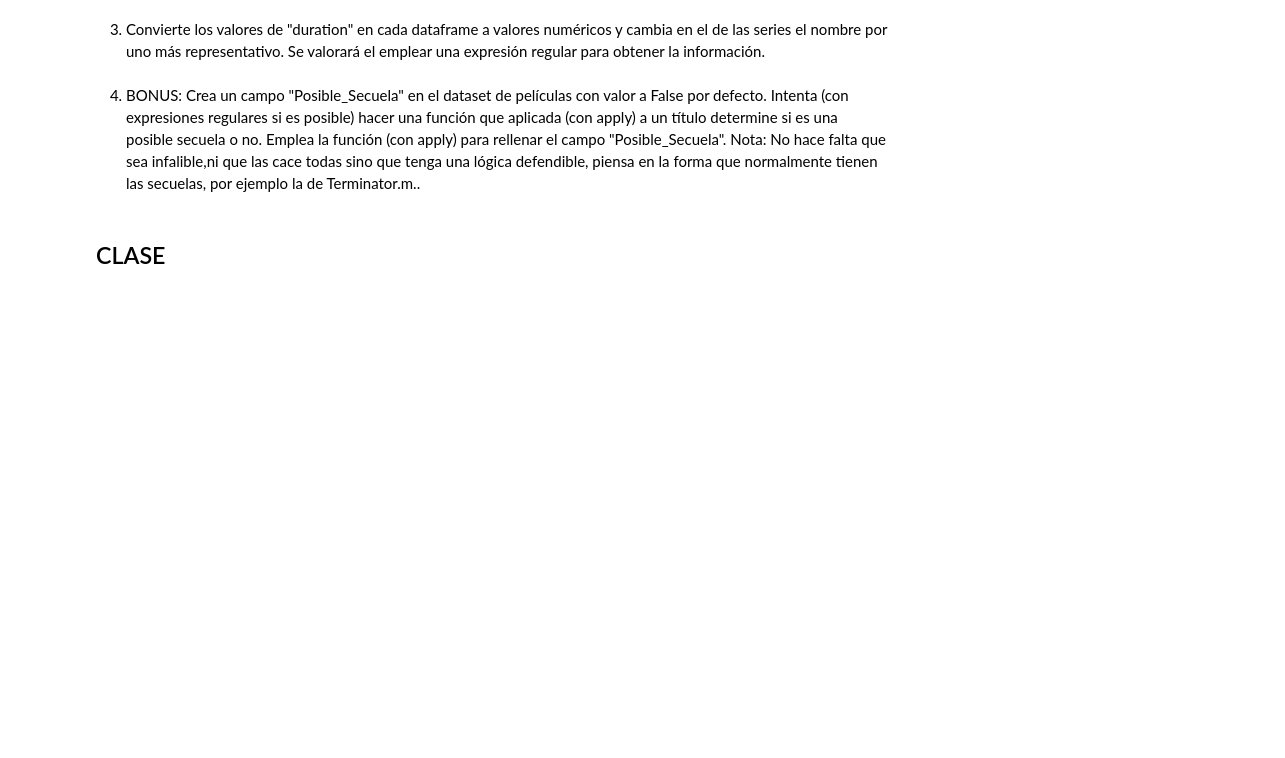
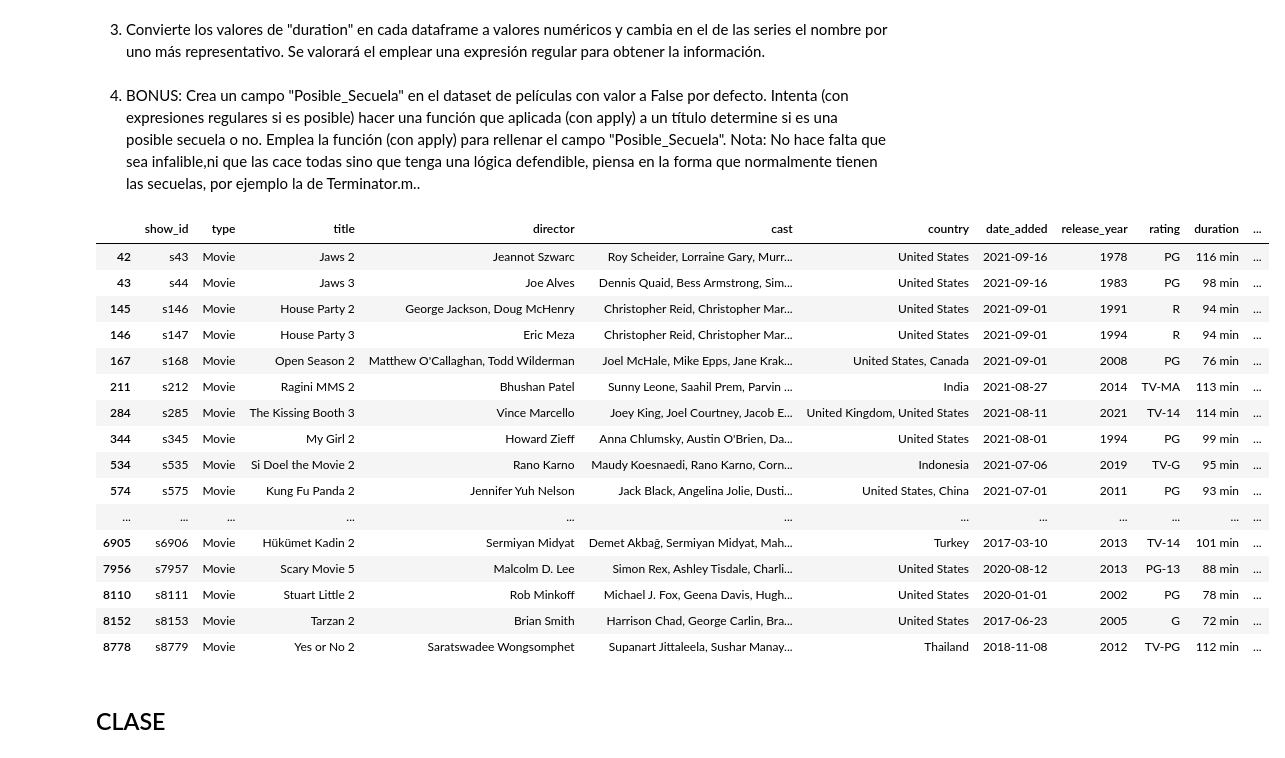
Before and after one commit to mardelmir/ONLINE_DS_THEBRIDGE_mardelmir, a Jupyter notebook: 03_Analisis_de_Datos/Sprint_05/Unidad_01/Challenge/18_Practica_Obligatoria_ETL.ipynb, the cells around one changed output. Drawn from its saved outputs; the diff is of its cells as text; code cells hidden in the pictures; blank space fills up the shorter version.

```diff
--- a/03_Analisis_de_Datos/Sprint_05/Unidad_01/Challenge/18_Practica_Obligatoria_ETL.ipynb
+++ b/03_Analisis_de_Datos/Sprint_05/Unidad_01/Challenge/18_Practica_Obligatoria_ETL.ipynb
@@ -507,6 +507,34 @@ def duration_to_int(value):
     num = re.findall(r'd\+', str(value))
 # %% [markdown]
 4. BONUS: Crea un campo "Posible_Secuela" en el dataset de películas con valor a False por defecto. Intenta (con expresiones regulares si es posible) hacer una función que aplicada (con apply) a un título determine si es una posible secuela o no. Emplea la función (con apply) para rellenar el campo "Posible_Secuela". Nota: No hace falta que sea infalible,ni que las cace todas sino que tenga una lógica defendible, piensa en la forma que normalmente tienen las secuelas, por ejemplo la de Terminator.m..
+# %%
+def sequel_finder(movie_title):
+    has_ending_num = re.match('(.*) [0-9]+$', movie_title)
+    if has_ending_num != None:
+        movie_title = has_ending_num.group(1).strip()
+        return len(df_movies[df_movies.title == movie_title]) > 0
+    return False
+
+df_movies['Posible_Secuela'] = df_movies.title.apply(sequel_finder)
+df_movies[df_movies.Posible_Secuela]
+# %% [output]
+|  | show_id | type | title | director | cast | country | date_added | release_year | rating | duration | ... |
+| 42 | s43 | Movie | Jaws 2 | Jeannot Szwarc | Roy Scheider, Lorraine Gary, Murr... | United States | 2021-09-16 | 1978 | PG | 116 min | ... |
+| 43 | s44 | Movie | Jaws 3 | Joe Alves | Dennis Quaid, Bess Armstrong, Sim... | United States | 2021-09-16 | 1983 | PG | 98 min | ... |
+| 145 | s146 | Movie | House Party 2 | George Jackson, Doug McHenry | Christopher Reid, Christopher Mar... | United States | 2021-09-01 | 1991 | R | 94 min | ... |
+| 146 | s147 | Movie | House Party 3 | Eric Meza | Christopher Reid, Christopher Mar... | United States | 2021-09-01 | 1994 | R | 94 min | ... |
+| 167 | s168 | Movie | Open Season 2 | Matthew O'Callaghan, Todd Wilderman | Joel McHale, Mike Epps, Jane Krak... | United States, Canada | 2021-09-01 | 2008 | PG | 76 min | ... |
+| 211 | s212 | Movie | Ragini MMS 2 | Bhushan Patel | Sunny Leone, Saahil Prem, Parvin ... | India | 2021-08-27 | 2014 | TV-MA | 113 min | ... |
+| 284 | s285 | Movie | The Kissing Booth 3 | Vince Marcello | Joey King, Joel Courtney, Jacob E... | United Kingdom, United States | 2021-08-11 | 2021 | TV-14 | 114 min | ... |
+| 344 | s345 | Movie | My Girl 2 | Howard Zieff | Anna Chlumsky, Austin O'Brien, Da... | United States | 2021-08-01 | 1994 | PG | 99 min | ... |
+| 534 | s535 | Movie | Si Doel the Movie 2 | Rano Karno | Maudy Koesnaedi, Rano Karno, Corn... | Indonesia | 2021-07-06 | 2019 | TV-G | 95 min | ... |
+| 574 | s575 | Movie | Kung Fu Panda 2 | Jennifer Yuh Nelson | Jack Black, Angelina Jolie, Dusti... | United States, China | 2021-07-01 | 2011 | PG | 93 min | ... |
+| ... | ... | ... | ... | ... | ... | ... | ... | ... | ... | ... | ... |
+| 6905 | s6906 | Movie | Hükümet Kadin 2 | Sermiyan Midyat | Demet Akbağ, Sermiyan Midyat, Mah... | Turkey | 2017-03-10 | 2013 | TV-14 | 101 min | ... |
+| 7956 | s7957 | Movie | Scary Movie 5 | Malcolm D. Lee | Simon Rex, Ashley Tisdale, Charli... | United States | 2020-08-12 | 2013 | PG-13 | 88 min | ... |
+| 8110 | s8111 | Movie | Stuart Little 2 | Rob Minkoff | Michael J. Fox, Geena Davis, Hugh... | United States | 2020-01-01 | 2002 | PG | 78 min | ... |
+| 8152 | s8153 | Movie | Tarzan 2 | Brian Smith | Harrison Chad, George Carlin, Bra... | United States | 2017-06-23 | 2005 | G | 72 min | ... |
+| 8778 | s8779 | Movie | Yes or No 2 | Saratswadee Wongsomphet | Supanart Jittaleela, Sushar Manay... | Thailand | 2018-11-08 | 2012 | TV-PG | 112 min | ... |
 # %% [markdown]
 ## CLASE
 # %% [markdown]
```
Also changed, not shown: parts of 5 cells of this notebook.
